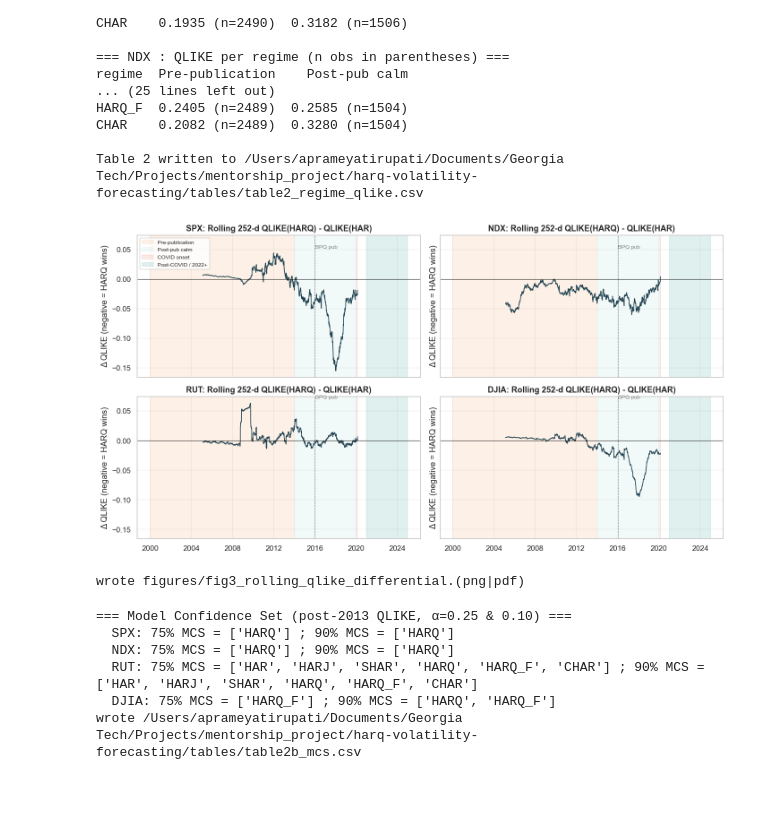
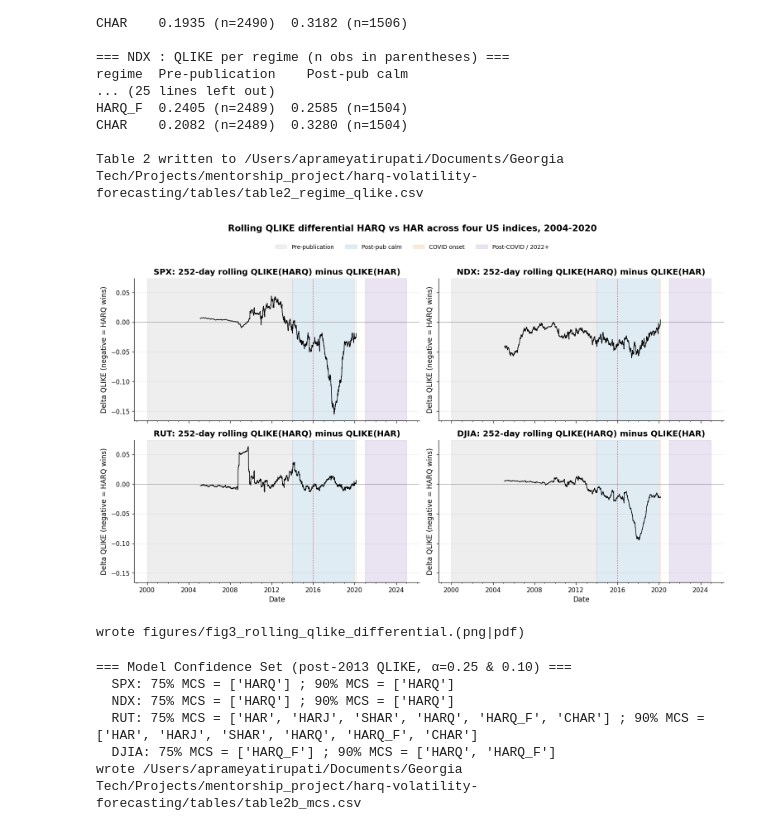
Before and after one commit to atirupati7/harq-volatility-forecasting, a Jupyter notebook: harq_analysis.ipynb, the cells around one changed output. Cells and saved outputs as stored; diff of their text form; code cells hidden in the pictures; blank space fills up the shorter version.

Commit message:
Add PROJECT_WRITEUP.md and regenerate figures in matplotlib.

```diff
--- a/harq_analysis.ipynb
+++ b/harq_analysis.ipynb
@@ -604,43 +638,54 @@ CHAR    0.2082 (n=2489)  0.3280 (n=1504)
 
 Table 2 written to /Users/aprameyatirupati/Documents/Georgia Tech/Projects/mentorship_project/harq-volatility-forecasting/tables/table2_regime_qlike.csv
 # %%
-# ---- Figure 3: rolling 252-day QLIKE differential (HARQ vs HAR) ------------
-from matplotlib.patches import Patch
-
+# ---- Figure 3: rolling 252-day QLIKE(HARQ) - QLIKE(HAR) for each US index ----
 def rolling_qlike_diff(asset: str, window: int = 252) -> pd.DataFrame:
     har  = panel_results[(asset, "HAR")]
     harq = panel_results[(asset, "HARQ")]
     m = ~np.isnan(har.y_pred) & ~np.isnan(harq.y_pred)
     d = pd.DataFrame({
         "date":  har.dates[m],
         "ql_har":  qlike(har.y_true[m],  har.y_pred[m]),
         "ql_harq": qlike(harq.y_true[m], harq.y_pred[m]),
     })
     d["dq"] = d["ql_harq"] - d["ql_har"]
     d["roll_dq"] = d["dq"].rolling(window, min_periods=window).mean()
     return d
 
-fig, axes = plt.subplots(2, 2, figsize=(13, 7), sharex=True, sharey=True)
+fig, axes = plt.subplots(2, 2, figsize=(14, 8), sharex=True, sharey=True)
 for ax, asset in zip(axes.flat, ASSETS):
     d = rolling_qlike_diff(asset)
-    ax.plot(d["date"], d["roll_dq"], color="#264653", lw=1.1)
-    ax.axhline(0, color="black", lw=0.6)
-    colors = ["#f4a261", "#a8dadc", "#e76f51", "#2a9d8f"]
-    for (reg, lo, hi), c in zip(REGIMES, colors):
-        ax.axvspan(lo, hi, color=c, alpha=0.15, label=reg if ax is axes[0,0] else None)
-    ax.axvline(pd.Timestamp("2016-01-01"), color="grey", ls="--", lw=0.8)
-    ax.text(pd.Timestamp("2016-01-15"), ax.get_ylim()[1] * 0.95, "BPQ pub", fontsize=8, color="grey")
-    ax.set_title(f"{asset}: Rolling 252-d QLIKE(HARQ) - QLIKE(HAR)")
-    ax.set_ylabel("Δ QLIKE (negative = HARQ wins)")
-    ax.grid(alpha=0.3)
-axes[0,0].legend(loc="upper left", fontsize=8, frameon=True)
+    # Regime shading (behind the line)
+    for (reg, lo, hi), c in zip(REGIMES, PAL["regimes"]):
+        ax.axvspan(lo, hi, color=c, alpha=0.35,
+                   label=reg if ax is axes[0, 0] else None)
+    # Zero reference and publication-date marker
+    ax.axhline(0, color=PAL["grey"], lw=0.7, zorder=1)
+    ax.axvline(pd.Timestamp("2016-01-01"), color=PAL["red"], ls=":", lw=1, zorder=2)
+    # Differential
+    ax.plot(d["date"], d["roll_dq"], color="black", lw=1.0, zorder=3)
+    ax.set_title(f"{asset}: 252-day rolling QLIKE(HARQ) minus QLIKE(HAR)")
+    ax.set_ylabel("Delta QLIKE (negative = HARQ wins)")
+    ax.xaxis.set_major_locator(mdates.YearLocator(4))
+    ax.xaxis.set_minor_locator(mdates.YearLocator(1))
+    ax.xaxis.set_major_formatter(mdates.DateFormatter("%Y"))
+    ax.tick_params(axis="x", which="major", length=4)
+    ax.tick_params(axis="x", which="minor", length=2)
+    ax.spines["top"].set_visible(False); ax.spines["right"].set_visible(False)
+for ax in axes[-1, :]:
+    ax.set_xlabel("Date")
+# Single legend at top
+handles, labels = axes[0, 0].get_legend_handles_labels()
+fig.legend(handles, labels, loc="upper center", ncol=4, bbox_to_anchor=(0.5, 1.02))
+fig.suptitle("Rolling QLIKE differential HARQ vs HAR across four US indices, 2004-2020",
+             fontsize=14, fontweight="bold", y=1.06)
 plt.tight_layout()
-fig.savefig(FIG_DIR / "fig3_rolling_qlike_differential.png", bbox_inches="tight")
+fig.savefig(FIG_DIR / "fig3_rolling_qlike_differential.png", bbox_inches="tight", dpi=300)
 fig.savefig(FIG_DIR / "fig3_rolling_qlike_differential.pdf", bbox_inches="tight")
 plt.show()
-print(f"wrote figures/fig3_rolling_qlike_differential.(png|pdf)")
+print("wrote figures/fig3_rolling_qlike_differential.(png|pdf)")
 # %% [output]
-[figure, old version]
+[figure, new version]
 wrote figures/fig3_rolling_qlike_differential.(png|pdf)
 # %%
 # ---- Model Confidence Set (Hansen-Lunde-Nason 2011) -----------------------
```
Also changed, not shown: parts of 5 cells of this notebook, 12 other files.
